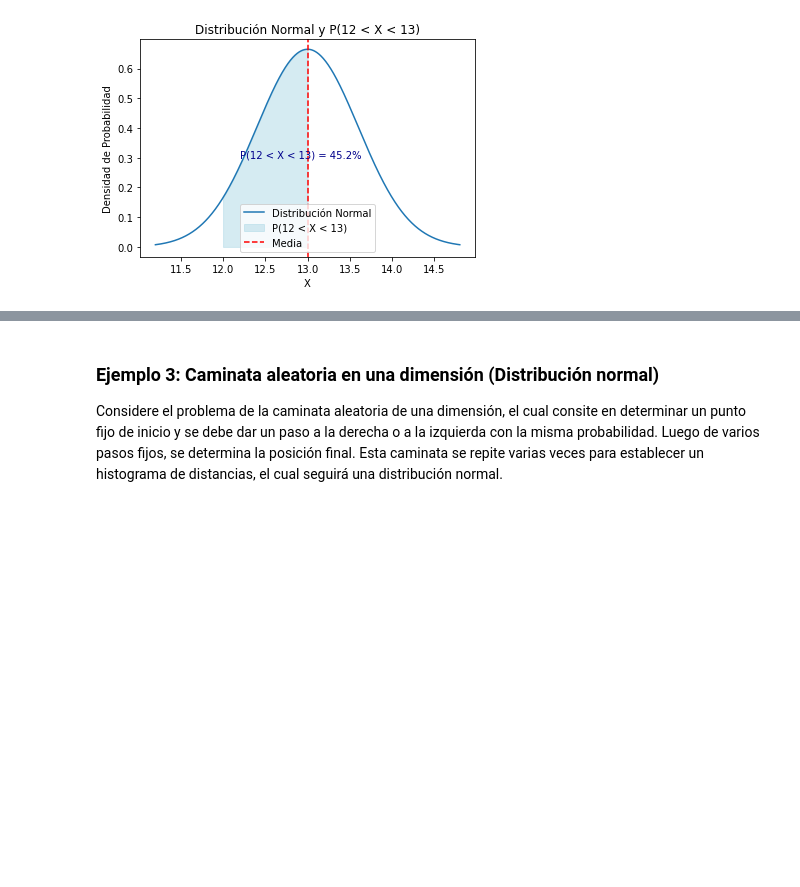
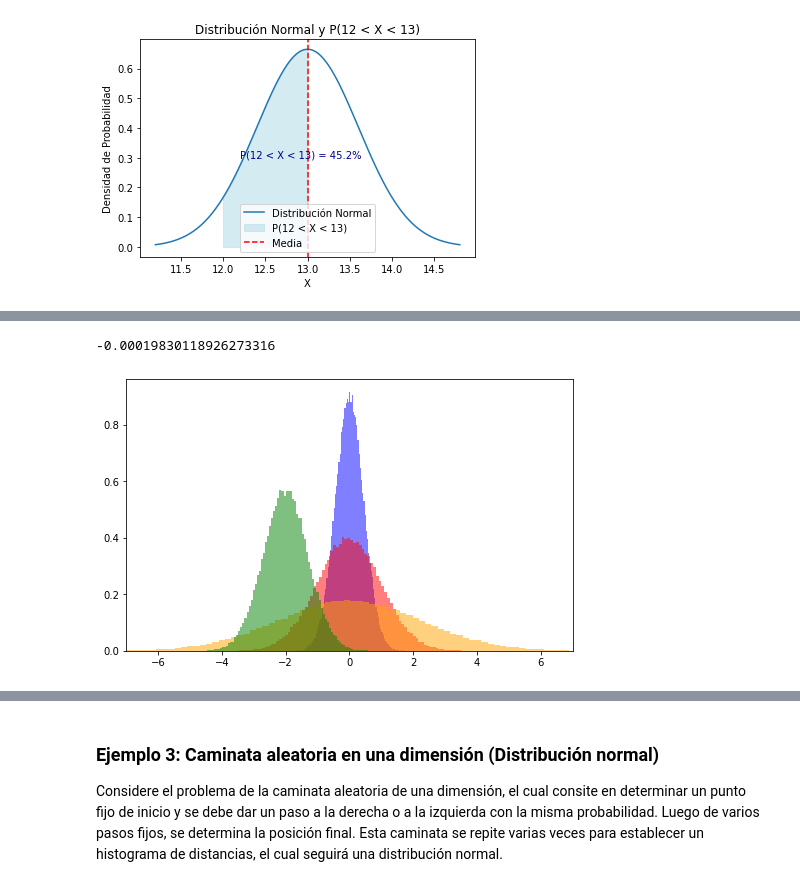
Before and after one commit to waalzate/StatisticsJala, a Jupyter notebook: Semana5-DistribucionesContinuas/Semana5.ipynb, the cells around one changed output, grey strips where cells are left out. Cells and saved outputs as stored; diff of their text form; code cells hidden in the pictures; blank space fills up the shorter version.

```diff
--- a/Semana5-DistribucionesContinuas/Semana5.ipynb
+++ b/Semana5-DistribucionesContinuas/Semana5.ipynb
@@ -418,0 +433,22 @@ plt.show()
+# %%
+import numpy as np
+import matplotlib.pyplot as plt
+a1 = np.random.normal(loc=0,scale=np.sqrt(0.2),size=100000)
+a2 = np.random.normal(loc=0,scale=1.0,size=100000)
+a3 = np.random.normal(loc=0,scale=np.sqrt(5),size=100000)
+a4 = np.random.normal(loc=-2,scale=np.sqrt(0.5),size=100000)
+# %%
+media= np.mean(a1)
+print(media)
+# %% [output]
+-0.00019830118926273316
+# %%
+plt.figure(figsize=(8,5))
+plt.hist(a1,density=True,bins=100,color='blue',alpha=0.5)
+plt.hist(a2,density=True,bins=100,color='red',alpha=0.5)
+plt.hist(a3,density=True,bins=100,color='orange',alpha=0.5)
+plt.hist(a4,density=True,bins=100,color='green',alpha=0.5)
+plt.xlim(-7,7)
+plt.show()
+# %% [output]
+[figure, added]
```
Also changed, not shown: parts of 22 cells of this notebook, 3 other files.
